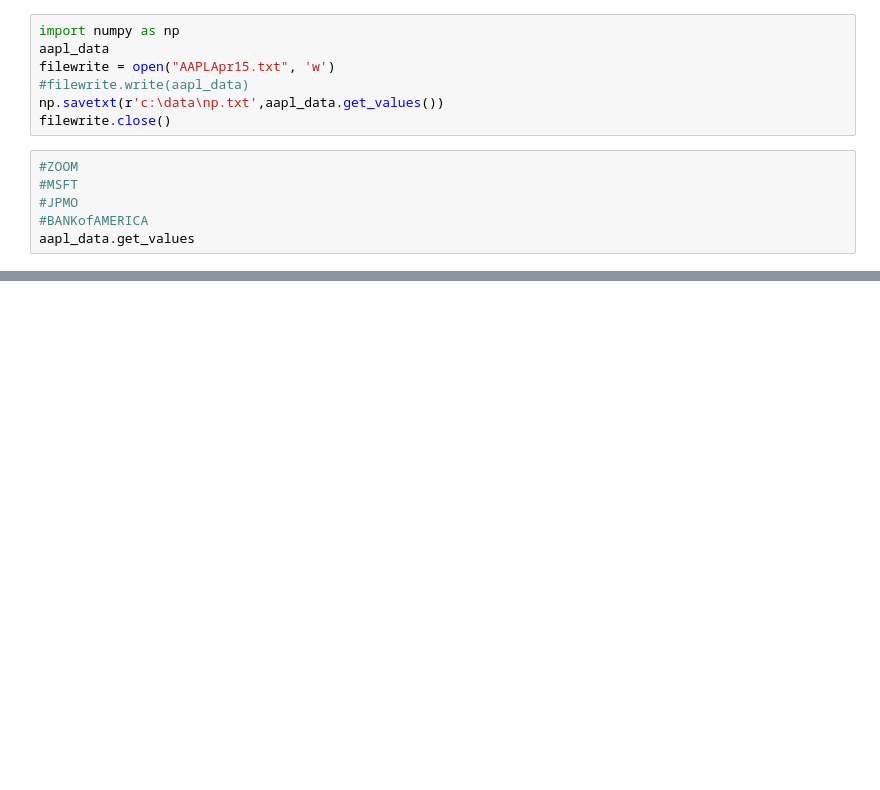
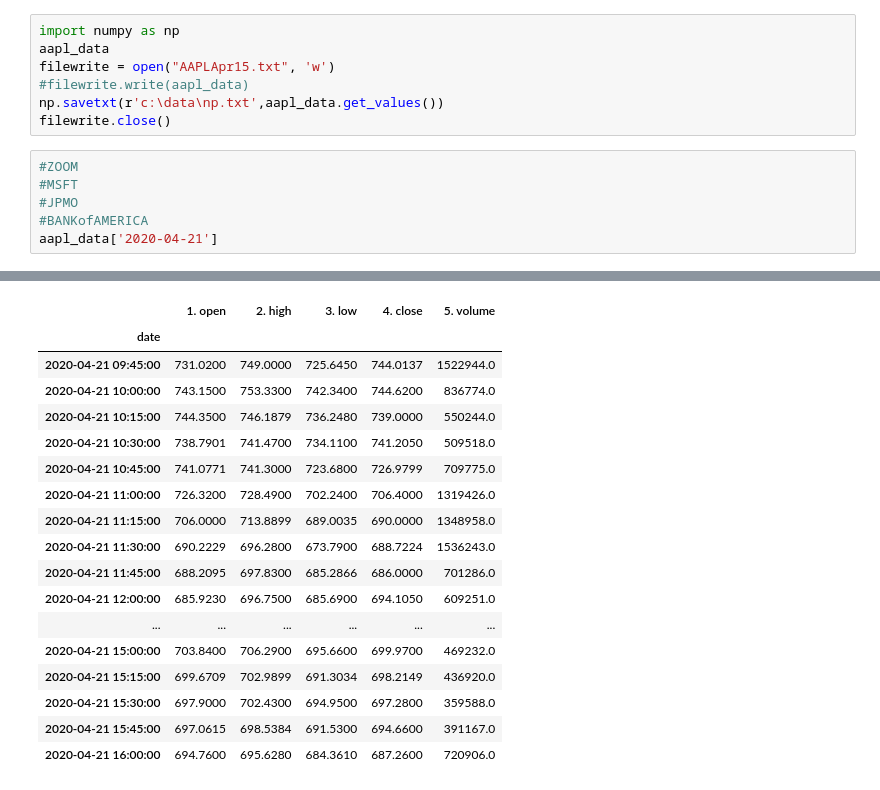
Before and after one commit to dcheung15/DataMiningProject, a Jupyter notebook: Stock info.ipynb, the cells around one changed output, grey strips where cells are left out. Saved outputs shown, nothing was run; the diff lists cells and outputs as text; blank space fills up the shorter version.

```diff
--- a/Stock info.ipynb
+++ b/Stock info.ipynb
@@ -66,5 +66,5 @@ filewrite.close()
 #MSFT
 #JPMO
 #BANKofAMERICA
-aapl_data.get_values
+aapl_data['2020-04-21']
 # %% [output]
@@ -87,0 +71,18 @@ date
+|  | 1. open | 2. high | 3. low | 4. close | 5. volume |
+| date |  |  |  |  |  |
+| 2020-04-21 09:45:00 | 731.0200 | 749.0000 | 725.6450 | 744.0137 | 1522944.0 |
+| 2020-04-21 10:00:00 | 743.1500 | 753.3300 | 742.3400 | 744.6200 | 836774.0 |
+| 2020-04-21 10:15:00 | 744.3500 | 746.1879 | 736.2480 | 739.0000 | 550244.0 |
+| 2020-04-21 10:30:00 | 738.7901 | 741.4700 | 734.1100 | 741.2050 | 509518.0 |
+| 2020-04-21 10:45:00 | 741.0771 | 741.3000 | 723.6800 | 726.9799 | 709775.0 |
+| 2020-04-21 11:00:00 | 726.3200 | 728.4900 | 702.2400 | 706.4000 | 1319426.0 |
+| 2020-04-21 11:15:00 | 706.0000 | 713.8899 | 689.0035 | 690.0000 | 1348958.0 |
+| 2020-04-21 11:30:00 | 690.2229 | 696.2800 | 673.7900 | 688.7224 | 1536243.0 |
+| 2020-04-21 11:45:00 | 688.2095 | 697.8300 | 685.2866 | 686.0000 | 701286.0 |
+| 2020-04-21 12:00:00 | 685.9230 | 696.7500 | 685.6900 | 694.1050 | 609251.0 |
+| ... | ... | ... | ... | ... | ... |
+| 2020-04-21 15:00:00 | 703.8400 | 706.2900 | 695.6600 | 699.9700 | 469232.0 |
+| 2020-04-21 15:15:00 | 699.6709 | 702.9899 | 691.3034 | 698.2149 | 436920.0 |
+| 2020-04-21 15:30:00 | 697.9000 | 702.4300 | 694.9500 | 697.2800 | 359588.0 |
+| 2020-04-21 15:45:00 | 697.0615 | 698.5384 | 691.5300 | 694.6600 | 391167.0 |
+| 2020-04-21 16:00:00 | 694.7600 | 695.6280 | 684.3610 | 687.2600 | 720906.0 |
```
Also changed, not shown: parts of 4 cells of this notebook, 1 other file.
